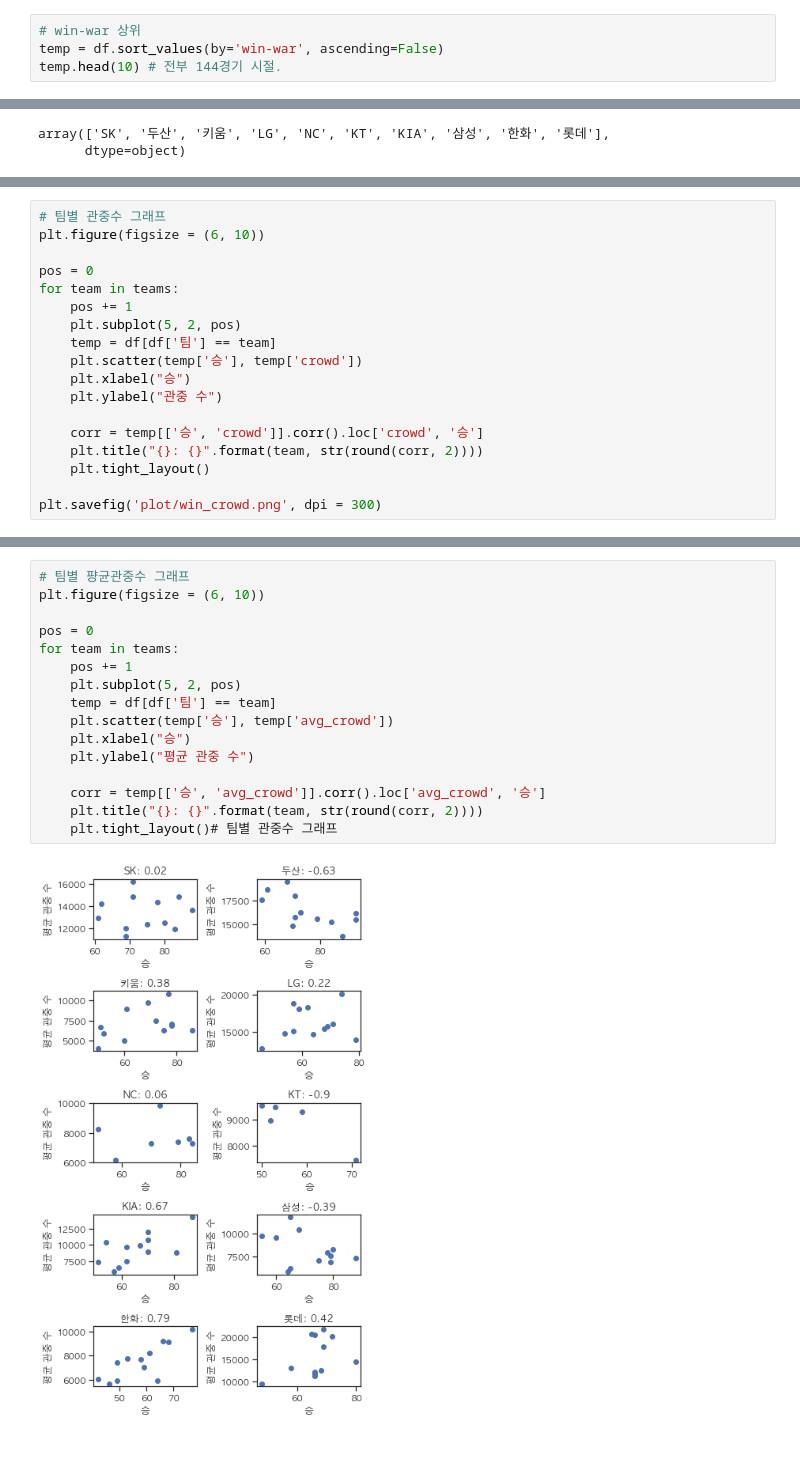
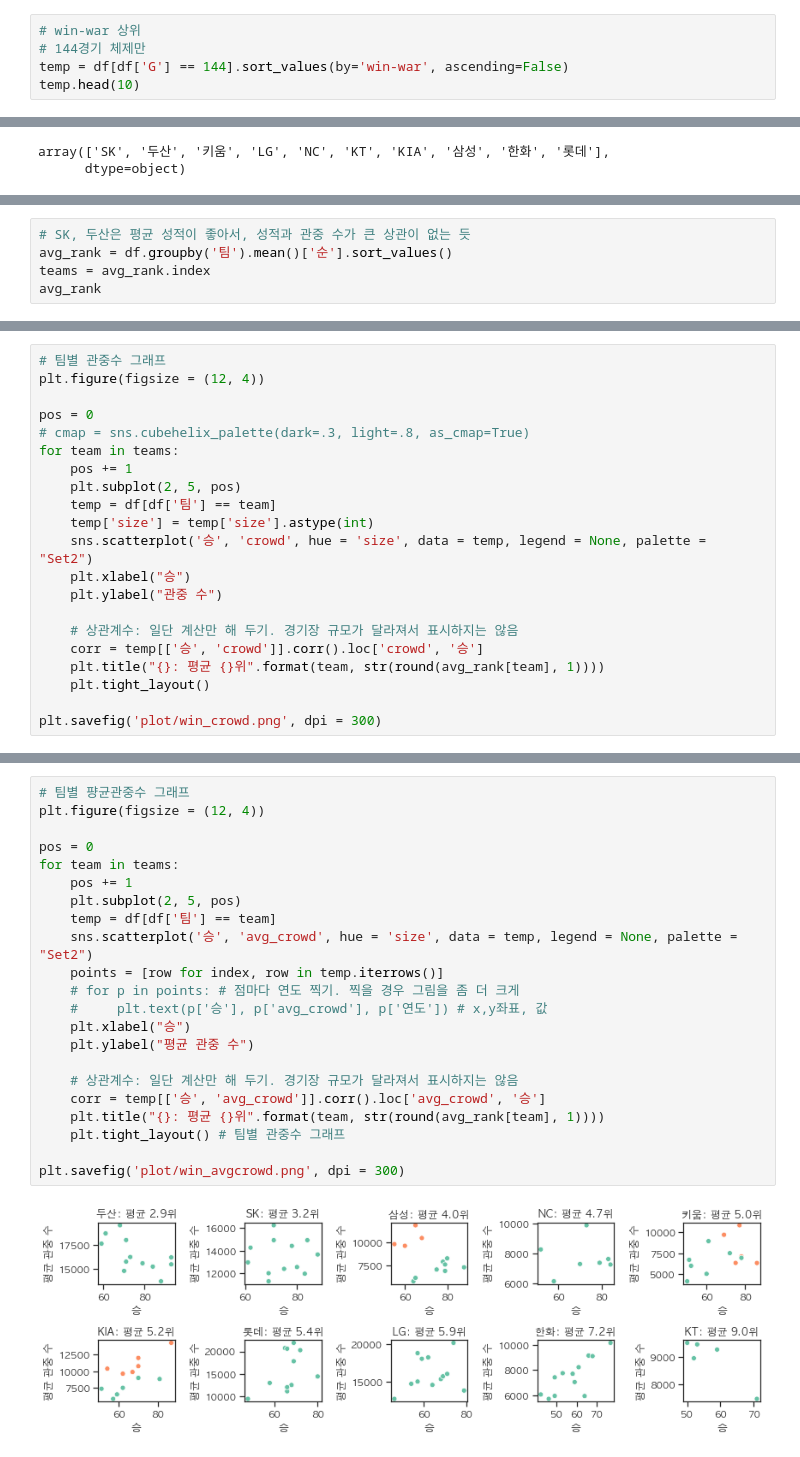
Before and after one commit to sulmasulma/baseball, a Jupyter notebook: data_analysis.ipynb, the cells around one changed output, grey strips where cells are left out. Cells and saved outputs as stored; diff of their text form.

```diff
--- a/data_analysis.ipynb
+++ b/data_analysis.ipynb
@@ -243,7 +268,8 @@ Index(['팀', '연도', '선수 수', '총액(억)', '평균(억)', 'crowd', 'av
 # %%
 # win-war 상위
-temp = df.sort_values(by='win-war', ascending=False)
-temp.head(10) # 전부 144경기 시절.
+# 144경기 체제만
+temp = df[df['G'] == 144].sort_values(by='win-war', ascending=False)
+temp.head(10)
 # %% [output]
 |  | 팀 | 연도 | 선수 수 | 총액(억) | 평균(억) | crowd | avg_crowd | size | 순 | G | ... | ... |
 | 266 | 한화 | 2018 | 53.0 | 88.37 | 1.667400 | 734110 | 10196 | 13042.0 | 3 | 144 | ... | ... |
@@ -364,0 +379,5 @@ temp[['승', 'crowd']].corr().loc['crowd', '승']
+# %%
+# SK, 두산은 평균 성적이 좋아서, 성적과 관중 수가 큰 상관이 없는 듯
+avg_rank = df.groupby('팀').mean()['순'].sort_values()
+teams = avg_rank.index
+avg_rank
@@ -365,18 +413,21 @@ temp[['승', 'crowd']].corr().loc['crowd', '승']
 # %%
 # 팀별 관중수 그래프
-plt.figure(figsize = (6, 10))
+plt.figure(figsize = (12, 4))
 
 pos = 0
+# cmap = sns.cubehelix_palette(dark=.3, light=.8, as_cmap=True)
 for team in teams:
     pos += 1
-    plt.subplot(5, 2, pos)
+    plt.subplot(2, 5, pos)
     temp = df[df['팀'] == team]
-    plt.scatter(temp['승'], temp['crowd'])
+    temp['size'] = temp['size'].astype(int)
+    sns.scatterplot('승', 'crowd', hue = 'size', data = temp, legend = None, palette = "Set2")
     plt.xlabel("승")
     plt.ylabel("관중 수")
 
+    # 상관계수: 일단 계산만 해 두기. 경기장 규모가 달라져서 표시하지는 않음
     corr = temp[['승', 'crowd']].corr().loc['crowd', '승']
-    plt.title("{}: {}".format(team, str(round(corr, 2))))
+    plt.title("{}: 평균 {}위".format(team, str(round(avg_rank[team], 1))))
     plt.tight_layout()
 
 plt.savefig('plot/win_crowd.png', dpi = 300)
@@ -385,18 +436,24 @@ plt.savefig('plot/win_crowd.png', dpi = 300)
 # %%
 # 팀별 퍙균관중수 그래프
-plt.figure(figsize = (6, 10))
+plt.figure(figsize = (12, 4))
 
 pos = 0
 for team in teams:
     pos += 1
-    plt.subplot(5, 2, pos)
+    plt.subplot(2, 5, pos)
     temp = df[df['팀'] == team]
-    plt.scatter(temp['승'], temp['avg_crowd'])
+    sns.scatterplot('승', 'avg_crowd', hue = 'size', data = temp, legend = None, palette = "Set2")
+    points = [row for index, row in temp.iterrows()]
+    # for p in points: # 점마다 연도 찍기. 찍을 경우 그림을 좀 더 크게
+    #     plt.text(p['승'], p['avg_crowd'], p['연도']) # x,y좌표, 값
     plt.xlabel("승")
     plt.ylabel("평균 관중 수")
 
+    # 상관계수: 일단 계산만 해 두기. 경기장 규모가 달라져서 표시하지는 않음
     corr = temp[['승', 'avg_crowd']].corr().loc['avg_crowd', '승']
-    plt.title("{}: {}".format(team, str(round(corr, 2))))
-    plt.tight_layout()# 팀별 관중수 그래프
+    plt.title("{}: 평균 {}위".format(team, str(round(avg_rank[team], 1))))
+    plt.tight_layout() # 팀별 관중수 그래프
+
+plt.savefig('plot/win_avgcrowd.png', dpi = 300)
 # %% [output]
-[figure, old version]
+[figure, new version]
```
Also changed, not shown: parts of 37 cells of this notebook.
